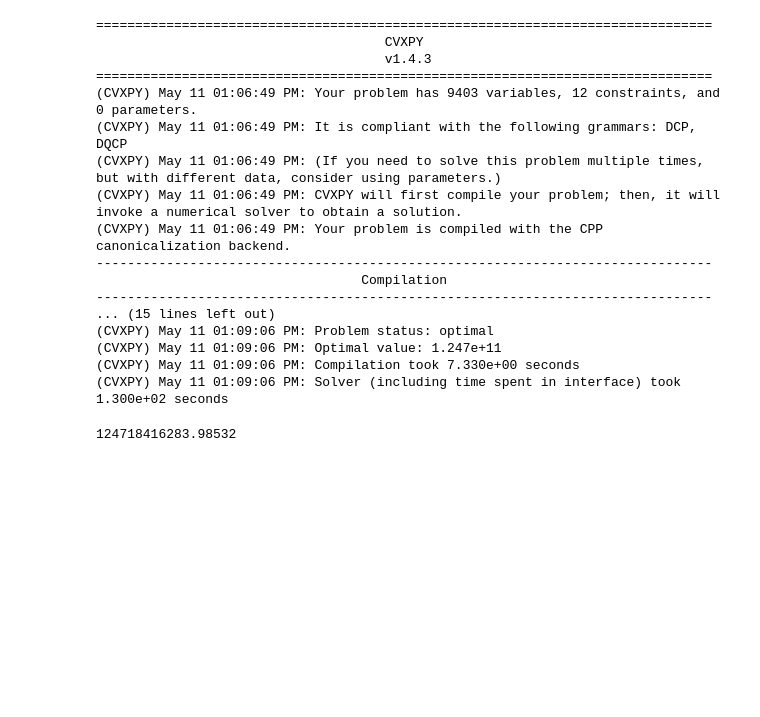
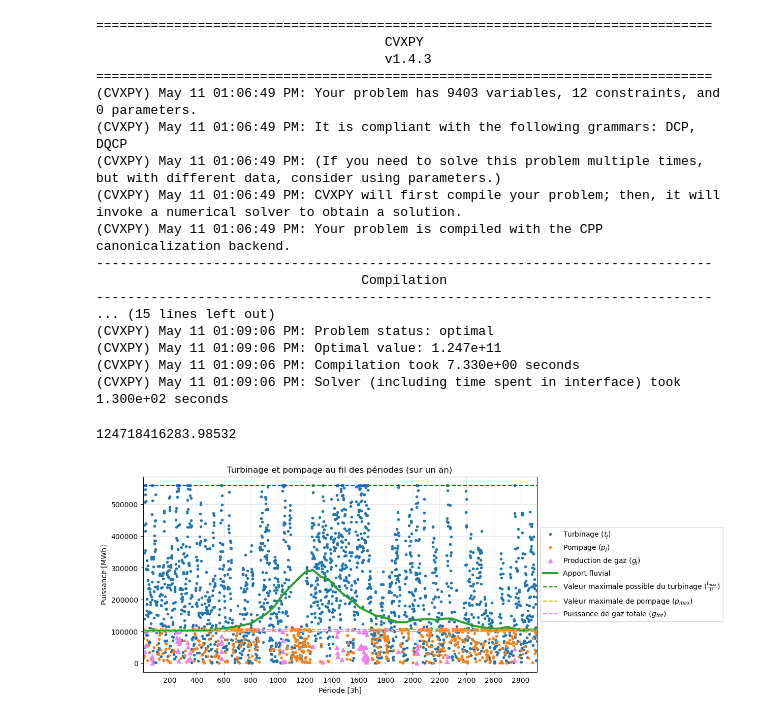
Before and after one commit to AhouLucas/projet-opti, a Jupyter notebook: Partie2/part2.ipynb, the cells around one changed output. Cells and saved outputs as stored; diff of their text form; code cells hidden in the pictures; blank space fills up the shorter version.

Commit message:
Created graphs

```diff
--- a/Partie2/part2.ipynb
+++ b/Partie2/part2.ipynb
@@ -468,3 +468,33 @@ json_object = json.dumps(dic, indent = 4)
 
 with open('solutions/sol6_All.json', 'w') as f:
     f.write(json_object)
+# %%
+from matplotlib.ticker import MaxNLocator
+
+sols = json.load(open('solutions/sol6_All.json'))
+
+Turbinage = np.array(sols['t'])
+Pompage = np.array(sols['p'])
+Gaz = np.array(sols['g'])
+Gaz_tot = sols['g_tot'][0]
+c = np.array(sols['c'])
+
+t = np.arange(1, m+1)
+fig = plt.figure(figsize=(10, 5))
+plt.title('Turbinage et pompage au fil des périodes (sur un an)')
+plt.plot(t[Turbinage > 1e-5], Turbinage[Turbinage > 1e-5], ".", label='Turbinage ($t_j$)')
+plt.plot(t[Pompage > 1e-5], Pompage[Pompage > 1e-5], ".", label='Pompage ($p_j$)')
+plt.plot(t[Gaz > 1e-5], Gaz[Gaz > 1e-5], "^", label='Production de gaz ($g_j$)', color = 'violet')
+plt.plot(t, hydro_productions_3, label='Apport fluvial', linewidth=3)
+plt.xlabel('Période [3h]')
+plt.ylabel('Puissance [MWh]')
+plt.xlim(1,2920)
+plt.gca().xaxis.set_major_locator(MaxNLocator(nbins=15))
+plt.grid(alpha=0.3)
+plt.axhline(y=max_turbine_power/0.85, color='g', linestyle='--', label='Valeur maximale possible du turbinage ($\\frac{t_{max}}{\\eta}$)')
+plt.axhline(y=max_pump_power, color = "y", linestyle='--', label='Valeur maximale de pompage ($p_{max}$)')
+plt.axhline(y=Gaz_tot, color='violet', linestyle='--', label='Puissance de gaz totale ($g_{tot}$)')
+plt.legend(loc='center left', bbox_to_anchor=(1, 0.5))
+plt.savefig('rapport/GraphesP2/Turbinage_pompage_Q6.pdf', format='pdf', bbox_inches='tight', pad_inches=0)
+# %% [output]
+[figure, added]
```
Also changed, not shown: parts of 2 cells of this notebook, 3 other files.
